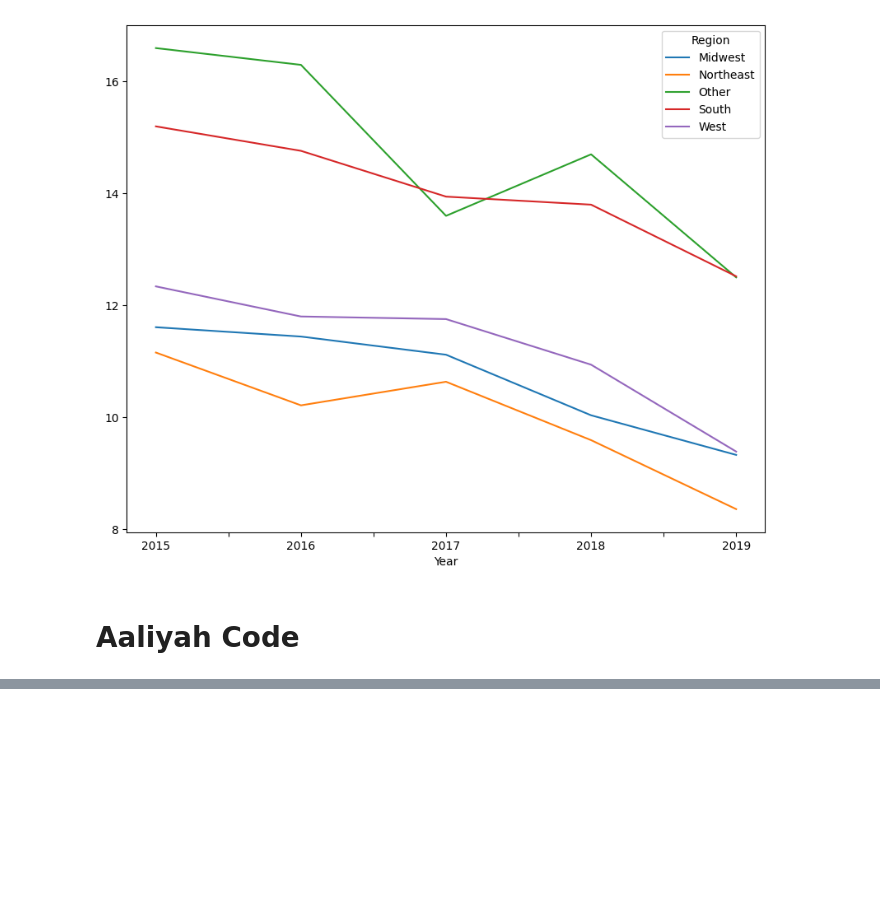
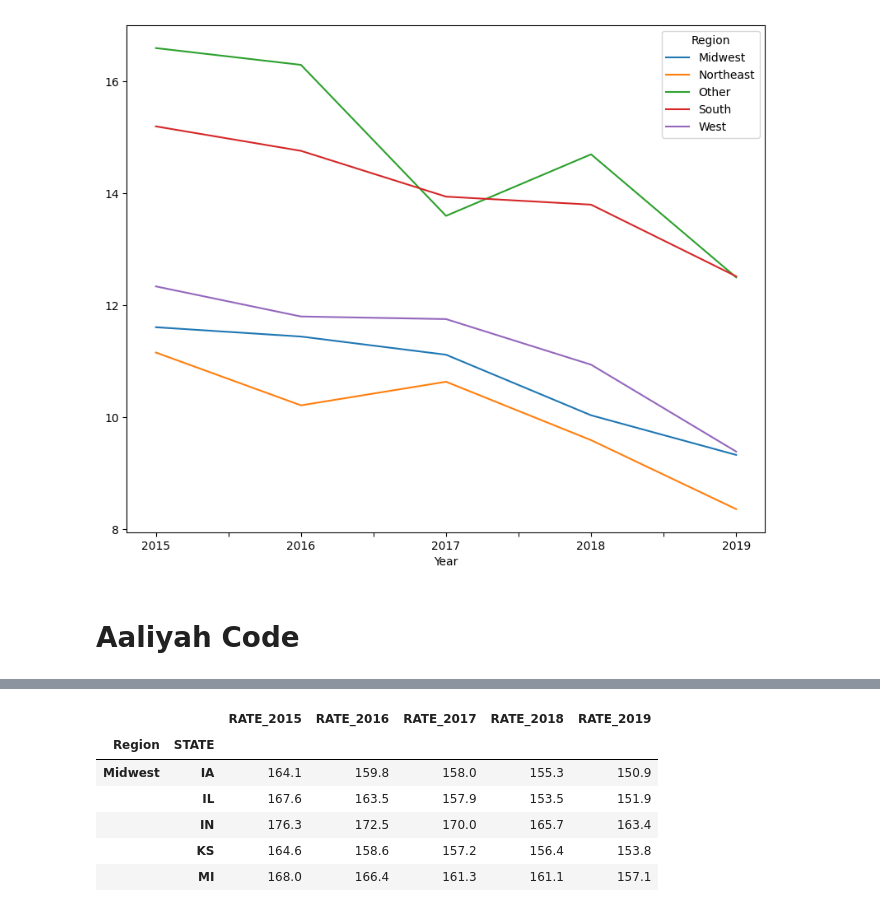
Before and after one commit to RyanWeigel32/Class_Project_Final, a Jupyter notebook: Project_One_Final.ipynb, the cells around one changed output, grey strips where cells are left out. Saved outputs shown, nothing was run; the diff lists cells and outputs as text; code cells hidden in the pictures; blank space fills up the shorter version.

```diff
--- a/Project_One_Final.ipynb
+++ b/Project_One_Final.ipynb
@@ -1901,0 +2134,15 @@ plt.show
+# %%
+#Change all values in the years columns to floats and drop any NA's
+for col in merged_data.columns:
+    if col != 'State':
+        merged_data[col] = pd.to_numeric(merged_data[col], errors= 'coerce')
+merged_data = merged_data.dropna()
+merged_data.head()
+# %% [output]
+|  |  | RATE_2015 | RATE_2016 | RATE_2017 | RATE_2018 | RATE_2019 |
+| Region | STATE |  |  |  |  |  |
+| Midwest | IA | 164.1 | 159.8 | 158.0 | 155.3 | 150.9 |
+|  | IL | 167.6 | 163.5 | 157.9 | 153.5 | 151.9 |
+|  | IN | 176.3 | 172.5 | 170.0 | 165.7 | 163.4 |
+|  | KS | 164.6 | 158.6 | 157.2 | 156.4 | 153.8 |
+|  | MI | 168.0 | 166.4 | 161.3 | 161.1 | 157.1 |
```
Also changed, not shown: parts of 21 cells of this notebook, 5 other files.
